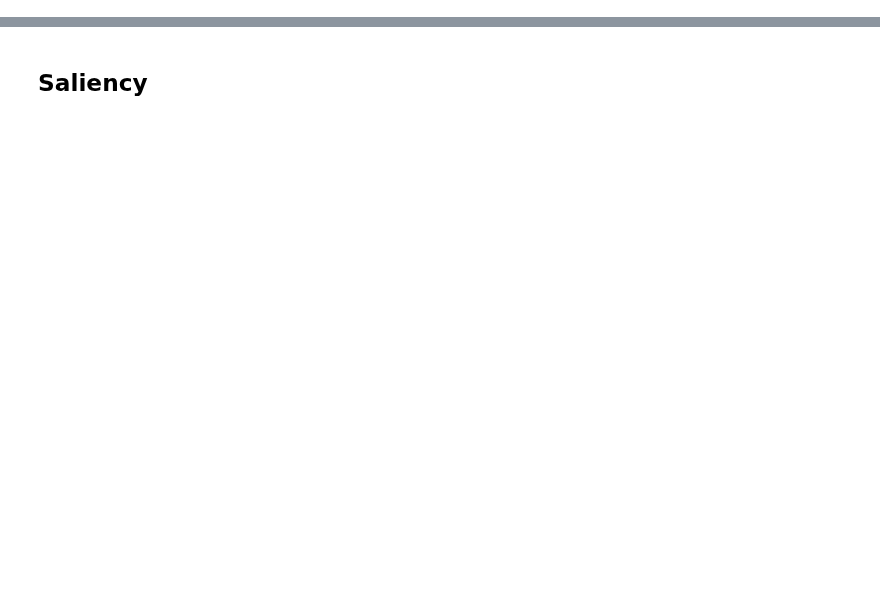
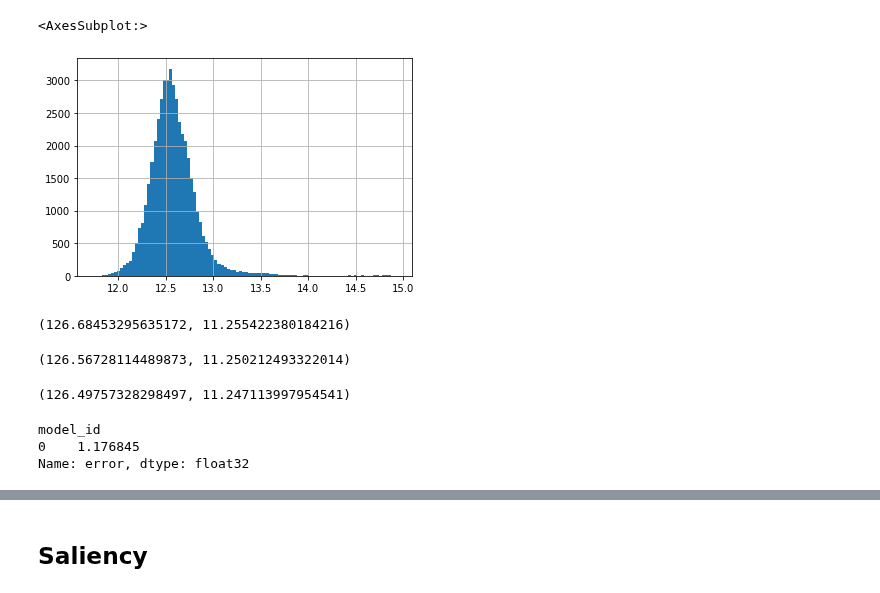
Before and after one commit to NotNANtoN/icp_prediction, a Jupyter notebook: train.ipynb, the cells around one changed output, grey strips where cells are left out. Cells and saved outputs as stored; diff of their text form; code cells hidden in the pictures; blank space fills up the shorter version.

```diff
--- a/train.ipynb
+++ b/train.ipynb
@@ -178,0 +444,31 @@ pred_df = get_all_dfs(models, trainers, cfg["model_type"], dm.regression, dl_typ
+# %%
+pred_df.preds.hist(bins=100)
+# %% [output]
+<AxesSubplot:>
+[figure, added]
+# %%
+# create new df with randomly shuffled targets to debug
+shuffled_pred_df = pred_df.copy()
+shuffled_pred_df["targets"] = np.random.permutation(shuffled_pred_df["targets"])
+mse = (shuffled_pred_df["preds"] - shuffled_pred_df["targets"]) ** 2
+mse.mean(), np.sqrt(mse.mean())
+# %% [output]
+(126.68453295635172, 11.255422380184216)
+# %%
+# mse of mean train target
+mse = (pred_df["targets"] - pred_df["mean_train_target"]) ** 2
+mse.mean(), np.sqrt(mse.mean())
+# %% [output]
+(126.56728114489873, 11.250212493322014)
+# %%
+# our mse
+mse = (pred_df["preds"] - pred_df["targets"]) ** 2
+mse.mean(), np.sqrt(mse.mean())
+# %% [output]
+(126.49757328298497, 11.247113997954541)
+# %%
+pred_df.groupby("model_id").error.mean()#.hist(bins=10)
+# %% [output]
+model_id
+0    1.176845
+Name: error, dtype: float32
```
Also changed, not shown: parts of 82 cells of this notebook, 18 other files.
